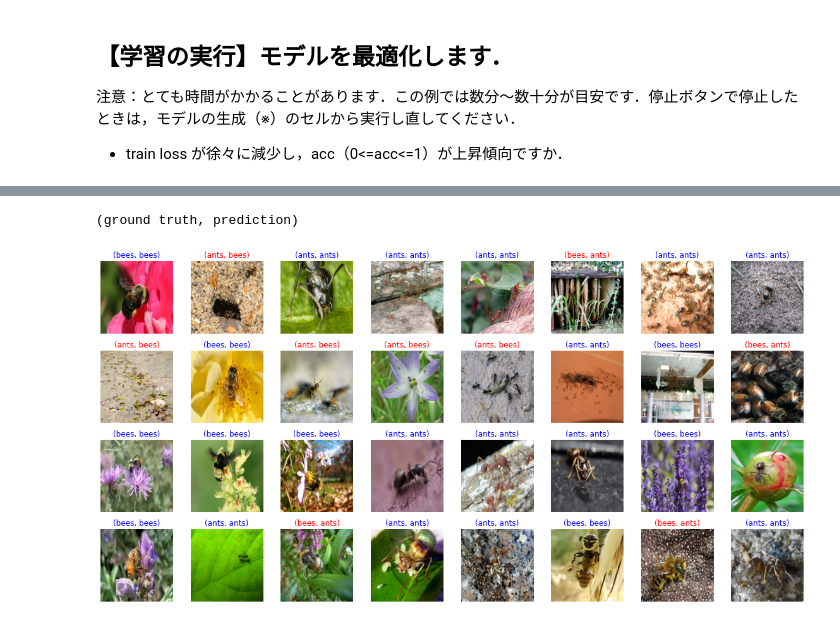
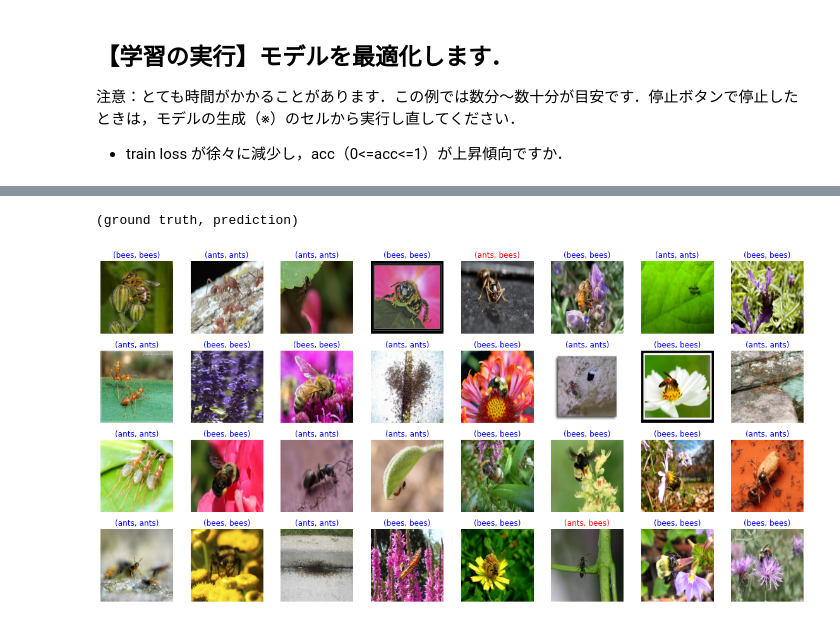
Before and after one commit to tsakailab/alpp, a Jupyter notebook: colab/iip_cnn_practice.ipynb, the cells around one changed output, grey strips where cells are left out. Cells and saved outputs as stored; diff of their text form; code cells hidden in the pictures.

```diff
--- a/colab/iip_cnn_practice.ipynb
+++ b/colab/iip_cnn_practice.ipynb
@@ -405,19 +405,19 @@ plotImages(inputs, ["(" + g + ", " + p + ")" for g, p in zip(lbl_gts, lbl_preds)
 # %%
 #@title 検証用の画像に対する結果を例示します（このセルを実行する度に例が変わります）．epoch最後のmodelの場合
-inputs, labels = next(iter(dataloaders['val']))
+#inputs, labels = next(iter(dataloaders['val']))
 model.eval()
 with torch.no_grad():
     outputs = model(inputs.to(device))
 
 probabilities = nn.functional.softmax(outputs, dim=1)
 _, preds = torch.max(probabilities, dim=1)
 
 lbl_preds = [class_names[l] for l in preds]
 lbl_gts = [class_names[l] for l in labels]
 colors_arr = ['blue' if g== p else 'red' for g, p in zip(lbl_gts, lbl_preds)]
 
 print("(ground truth, prediction)")
 plotImages(inputs, ["(" + g + ", " + p + ")" for g, p in zip(lbl_gts, lbl_preds)], colors_arr=colors_arr)
 # %% [output]
 (ground truth, prediction)
-[figure, old version]
+[figure, new version]
```
Also changed, not shown: parts of 5 cells of this notebook.
